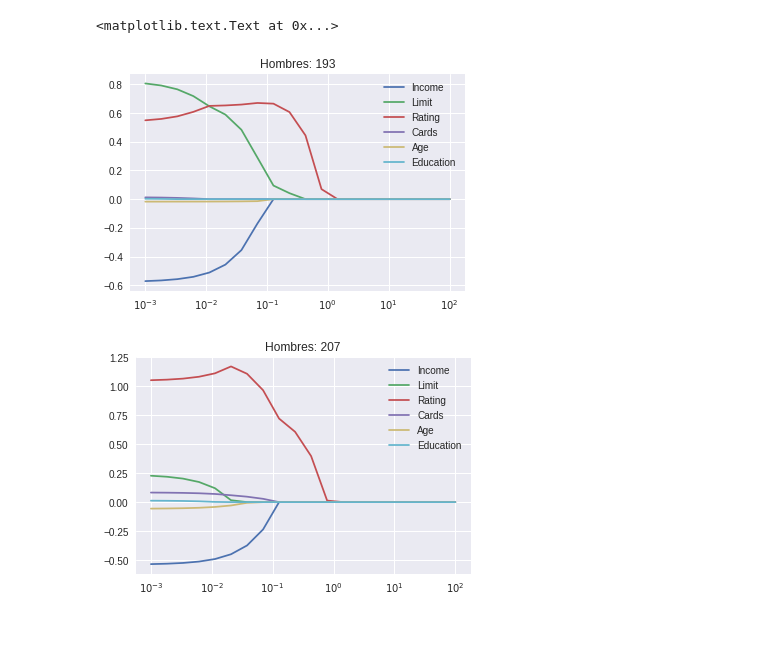
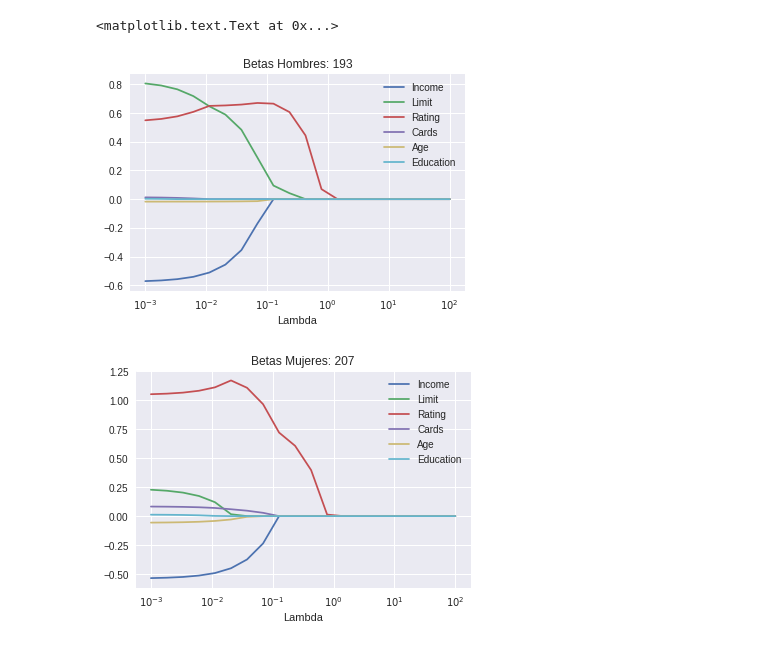
Before and after one commit to canrilo/CamiloRivera_MCA, a Jupyter notebook: week11/LASSO-7-04.ipynb, the cells around one changed output. Cells and saved outputs as stored; diff of their text form; code cells hidden in the pictures.

```diff
--- a/week11/LASSO-7-04.ipynb
+++ b/week11/LASSO-7-04.ipynb
@@ -68,15 +74,17 @@ plt.legend()
 # %%
 fig = plt.figure()
 plt.semilogx(alphas,results_h[:,1:7])
 plt.legend(['Income', 'Limit', 'Rating', 'Cards', 'Age', 'Education'])
-plt.title('Hombres: 193')
+plt.title('Betas Hombres: 193')
+plt.xlabel('Lambda')
 
 
 fig = plt.figure()
 plt.semilogx(alphas,results_m[:,1:7])
 plt.legend(['Income', 'Limit', 'Rating', 'Cards', 'Age', 'Education'])
-plt.title('Hombres: 207')
+plt.title('Betas Mujeres: 207')
+plt.xlabel('Lambda')
 # %% [output]
 <matplotlib.text.Text at 0x...>
-[figure, old version]
+[figure, new version]
-[figure, old version]
+[figure, new version]
```
Also changed, not shown: parts of 7 cells of this notebook, 3 other files.
